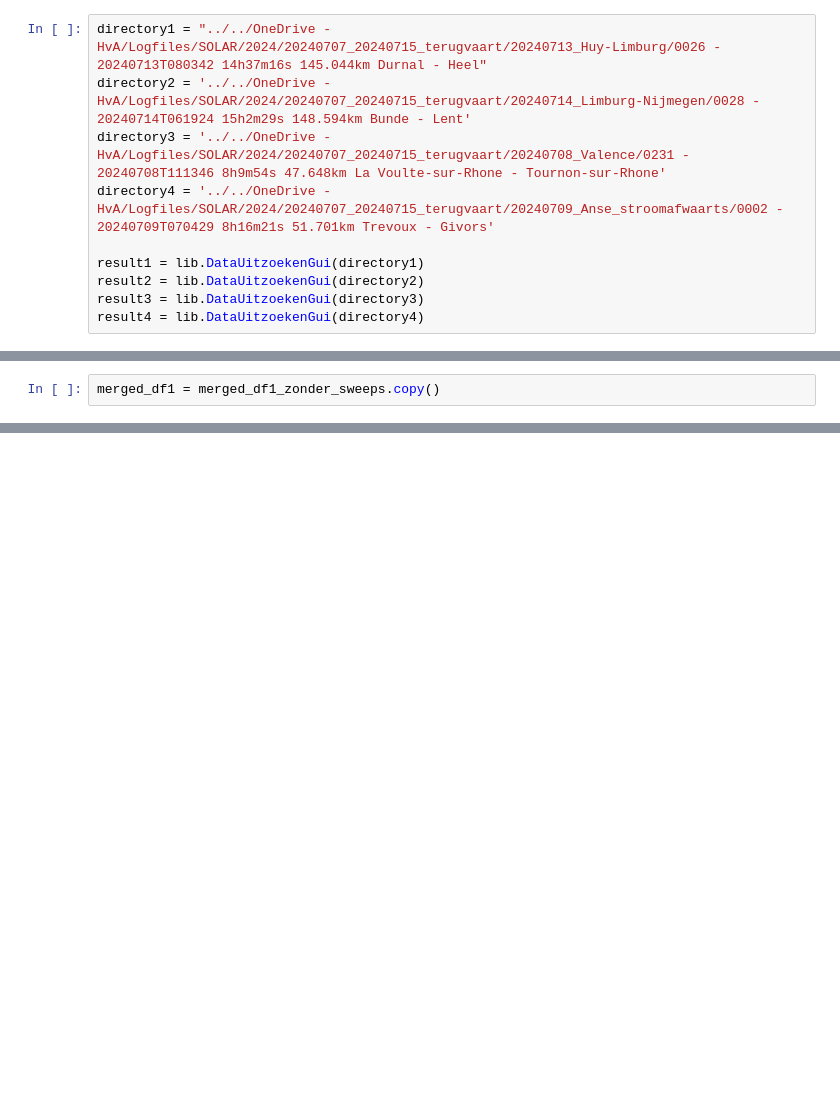
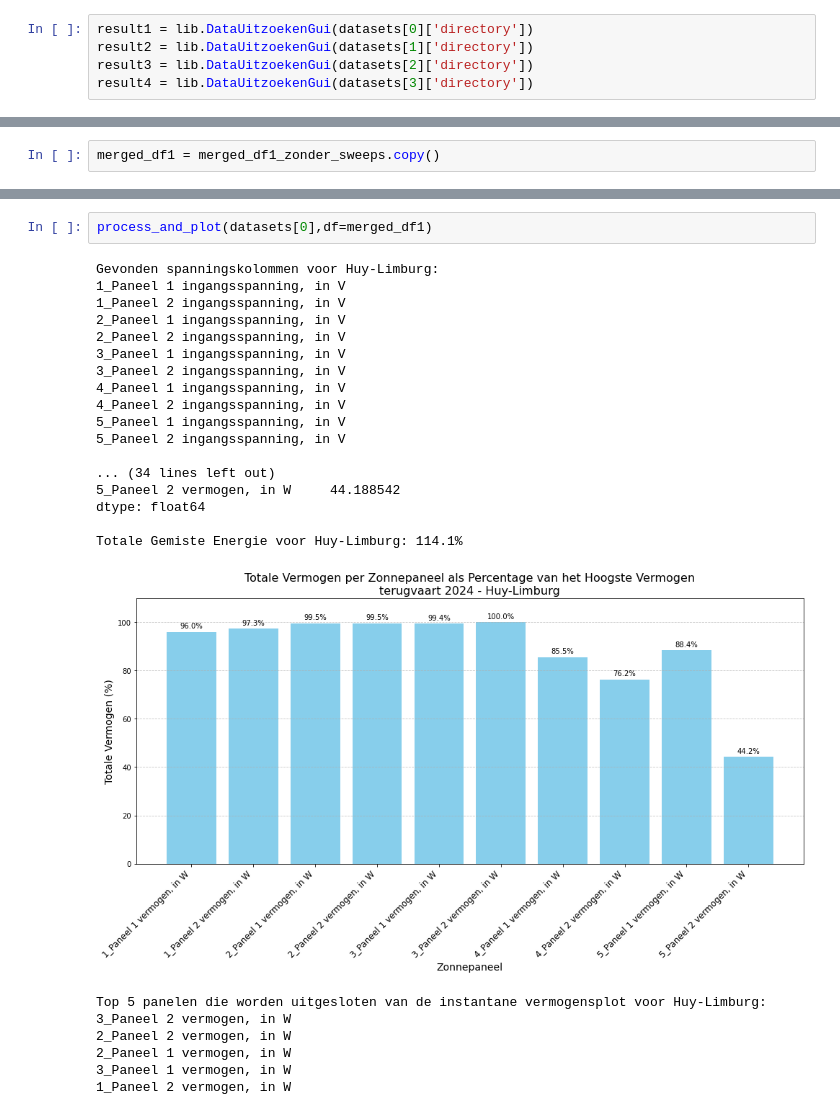
Before and after one commit to Qrax/Clean_Mobility, a Jupyter notebook: main.ipynb, the cells around one changed output, grey strips where cells are left out. Saved outputs shown, nothing was run; the diff lists cells and outputs as text; blank space fills up the shorter version.

Commit message:
Nu doet hij ook goede namen bij plot neerzetten

```diff
--- a/main.ipynb
+++ b/main.ipynb
@@ -68,13 +102,8 @@ from libraries import plot_trajectory_map
 # %%
-directory1 = "../../OneDrive - HvA/Logfiles/SOLAR/2024/20240707_20240715_terugvaart/20240713_Huy-Limburg/0026 - 20240713T080342 14h37m16s 145.044km Durnal - Heel"
-directory2 = '../../OneDrive - HvA/Logfiles/SOLAR/2024/20240707_20240715_terugvaart/20240714_Limburg-Nijmegen/0028 - 20240714T061924 15h2m29s 148.594km Bunde - Lent'
-directory3 = '../../OneDrive - HvA/Logfiles/SOLAR/2024/20240707_20240715_terugvaart/20240708_Valence/0231 - 20240708T111346 8h9m54s 47.648km La Voulte-sur-Rhone - Tournon-sur-Rhone'
-directory4 = '../../OneDrive - HvA/Logfiles/SOLAR/2024/20240707_20240715_terugvaart/20240709_Anse_stroomafwaarts/0002 - 20240709T070429 8h16m21s 51.701km Trevoux - Givors'
-
-result1 = lib.DataUitzoekenGui(directory1)
-result2 = lib.DataUitzoekenGui(directory2)
-result3 = lib.DataUitzoekenGui(directory3)
-result4 = lib.DataUitzoekenGui(directory4)
+result1 = lib.DataUitzoekenGui(datasets[0]['directory'])
+result2 = lib.DataUitzoekenGui(datasets[1]['directory'])
+result3 = lib.DataUitzoekenGui(datasets[2]['directory'])
+result4 = lib.DataUitzoekenGui(datasets[3]['directory'])
 # %% [output]
 SelectMultiple(description='Bestanden:', options=('0_Bus.csv', '2_MPPT_0_05_05.csv', '3_MPPT_1_05_07.csv', '4_…
 Button(button_style='success', description='Bestanden Laden', icon='check', style=ButtonStyle(), tooltip='Klik…
@@ -421,0 +425,27 @@ Combined Data voor Gecombineerde Grafiek:
+# %%
+process_and_plot(datasets[0],df=merged_df1)
+# %% [output]
+Gevonden spanningskolommen voor Huy-Limburg:
+1_Paneel 1 ingangsspanning, in V
+1_Paneel 2 ingangsspanning, in V
+2_Paneel 1 ingangsspanning, in V
+2_Paneel 2 ingangsspanning, in V
+3_Paneel 1 ingangsspanning, in V
+3_Paneel 2 ingangsspanning, in V
+4_Paneel 1 ingangsspanning, in V
+4_Paneel 2 ingangsspanning, in V
+5_Paneel 1 ingangsspanning, in V
+5_Paneel 2 ingangsspanning, in V
+
+... (34 lines left out)
+5_Paneel 2 vermogen, in W     44.188542
+dtype: float64
+
+Totale Gemiste Energie voor Huy-Limburg: 114.1%
+[figure, added]
+Top 5 panelen die worden uitgesloten van de instantane vermogensplot voor Huy-Limburg:
+3_Paneel 2 vermogen, in W
+2_Paneel 2 vermogen, in W
+2_Paneel 1 vermogen, in W
+3_Paneel 1 vermogen, in W
+1_Paneel 2 vermogen, in W
```
Also changed, not shown: parts of 3 cells of this notebook.
